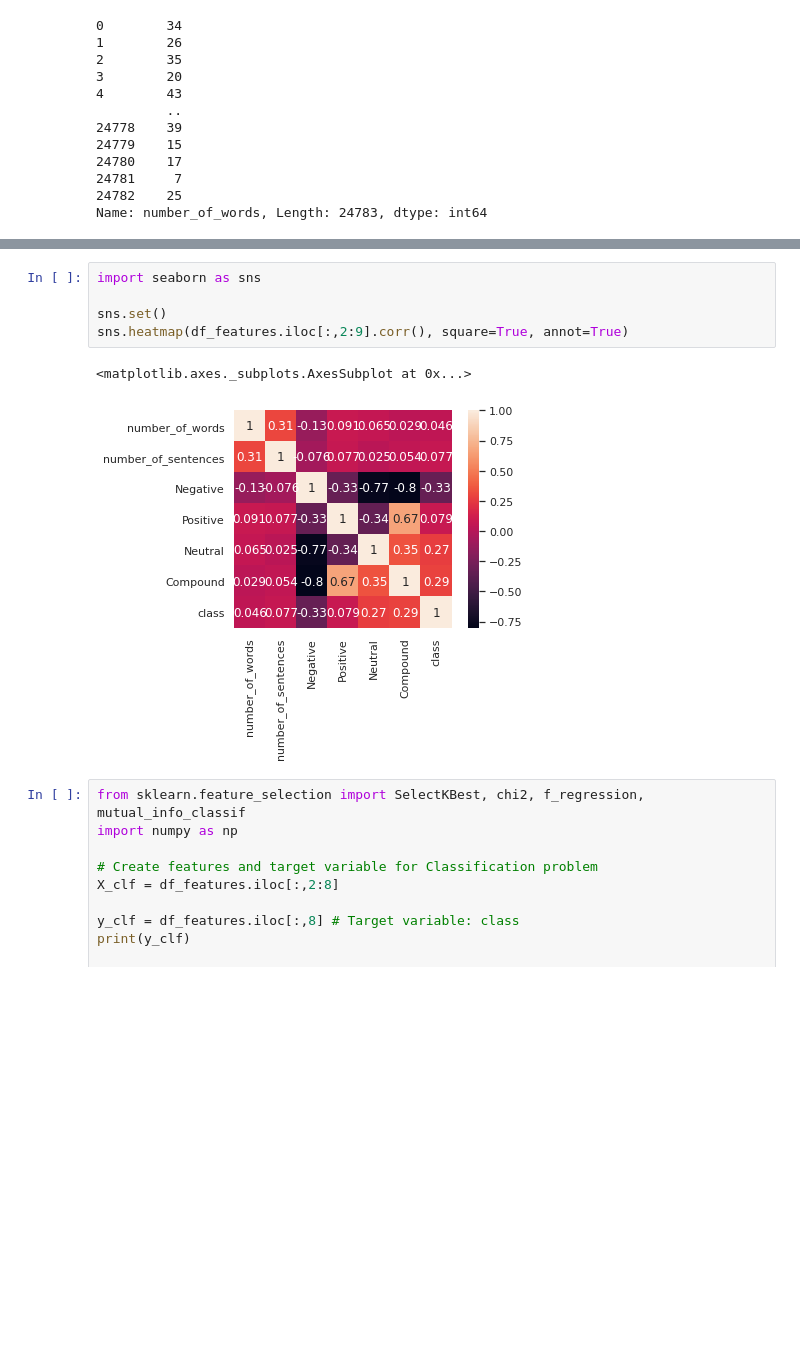
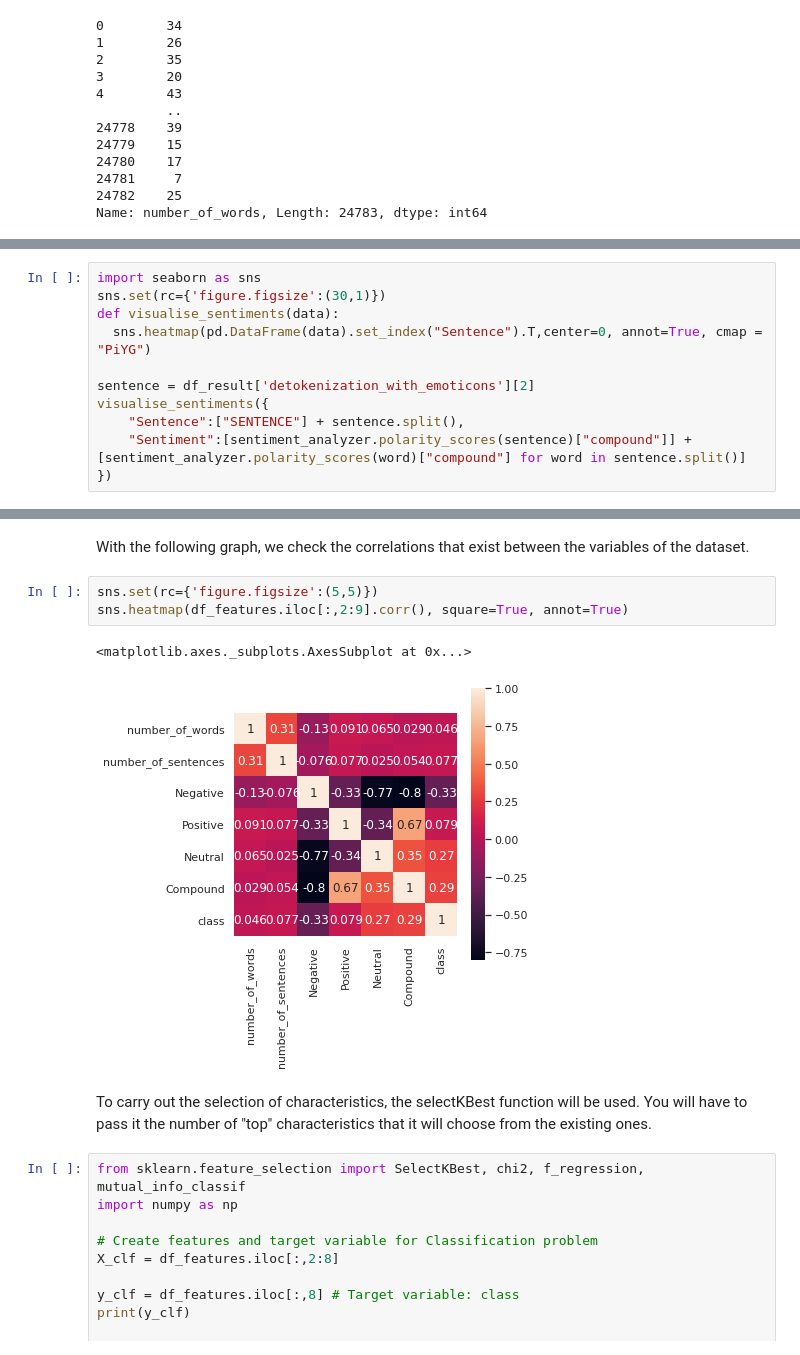
Before and after one commit to sergiobm3/ESI_MachineLearning, a Jupyter notebook: SSJ_Task2_Natural_Language_Processing.ipynb, the cells around one changed output, grey strips where cells are left out. Cells and saved outputs as stored; diff of their text form; blank space fills up the shorter version.

```diff
--- a/SSJ_Task2_Natural_Language_Processing.ipynb
+++ b/SSJ_Task2_Natural_Language_Processing.ipynb
@@ -761,0 +739,11 @@ df_result
+# %%
+import seaborn as sns
+sns.set(rc={'figure.figsize':(30,1)})
+def visualise_sentiments(data):
+  sns.heatmap(pd.DataFrame(data).set_index("Sentence").T,center=0, annot=True, cmap = "PiYG")
+
+sentence = df_result['detokenization_with_emoticons'][2]
+visualise_sentiments({
+    "Sentence":["SENTENCE"] + sentence.split(),
+    "Sentiment":[sentiment_analyzer.polarity_scores(sentence)["compound"]] + [sentiment_analyzer.polarity_scores(word)["compound"] for word in sentence.split()]
+})
@@ -789,14 +783,16 @@ df_features
 | 24781 | youu got wild bitches tellin you ... | youu got wild bitch tellin lie | 7 | 1 | 0.432 | 0.000 | 0.568 | ... |
 | 24782 | ~~Ruffled | Ntac Eileen Dahlia - ... | ruffled ntac eileen dahlia beauti... | 25 | 2 | 0.000 | 0.262 | 0.738 | ... |
 24783 rows × 9 columns
+# %% [markdown]
+With the following graph, we check the correlations that exist between the variables of the dataset.
 # %%
-import seaborn as sns
-
-sns.set()
+sns.set(rc={'figure.figsize':(5,5)})
 sns.heatmap(df_features.iloc[:,2:9].corr(), square=True, annot=True)
 # %% [output]
 <matplotlib.axes._subplots.AxesSubplot at 0x...>
-[figure, old version]
+[figure, new version]
+# %% [markdown]
+To carry out the selection of characteristics, the selectKBest function will be used. You will have to pass it the number of "top" characteristics that it will choose from the existing ones.
 # %%
 from sklearn.feature_selection import SelectKBest, chi2, f_regression, mutual_info_classif
 import numpy as np
```
Also changed, not shown: parts of 69 cells of this notebook.
